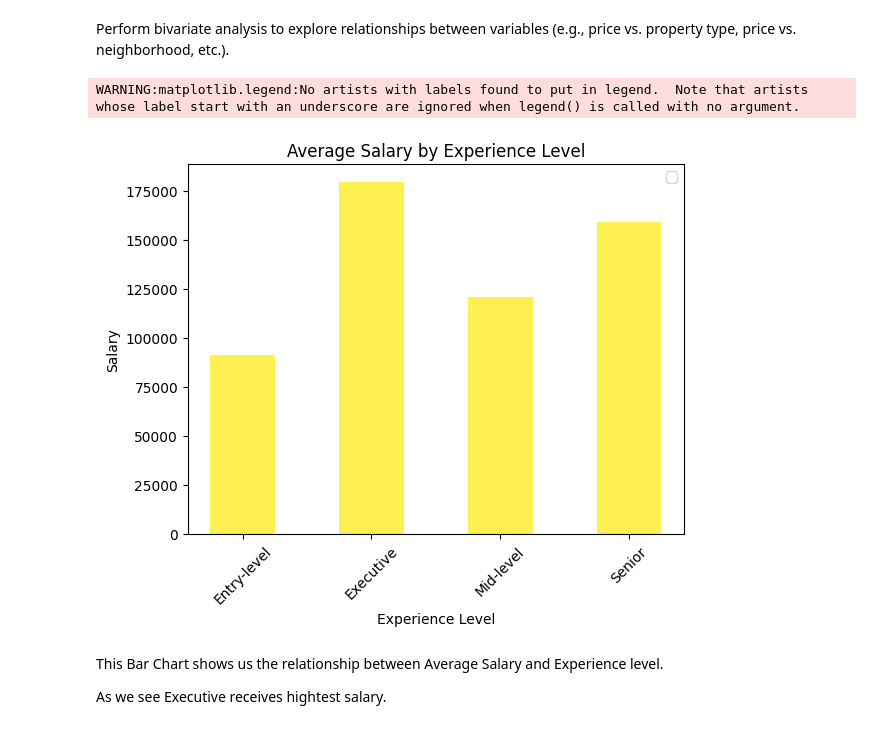
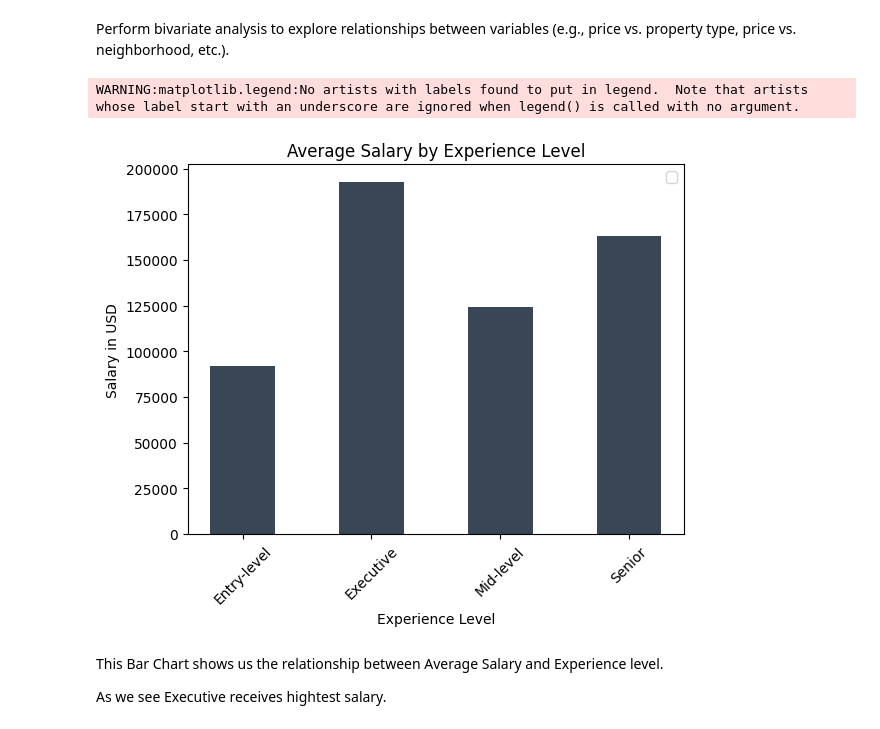
Before and after one commit to Adamixa/Data_field_job_analysis, a Jupyter notebook: notebook.ipynb, the cells around one changed output. Saved outputs shown, nothing was run; the diff lists cells and outputs as text; code cells hidden in the pictures.

```diff
--- a/notebook.ipynb
+++ b/notebook.ipynb
@@ -14,7 +14,7 @@ import seaborn as sns
 from sklearn.preprocessing import LabelEncoder
 from wordcloud import WordCloud
 
-df = pd.read_csv('/content/jobs_in_data_2024.csv', sep = ',') # to read file
+df = pd.read_csv('/content/jobs_in_data_2024 (1).csv', sep = ',') # to read file
 # %%
 df # to view the dataset
 # %% [output]
@@ -309,25 +309,25 @@ saudi_arabia_data
 # %% [markdown]
 Perform bivariate analysis to explore relationships between variables (e.g., price vs. property type, price vs. neighborhood, etc.).
 # %%
-average_salary = df.groupby('experience_level')['salary'].mean() # calc avg salary by experience level
+average_salary = df.groupby('experience_level')['salary_in_usd'].mean() # calc avg salary by experience level
 
 experience_levels = average_salary.index
 x = np.arange(len(experience_levels)) # Get unique experience levels and their indices
 
 bar_width = 0.50
 
-plt.bar(x, average_salary, width=bar_width, color='#FFF051') # grouped bar chart
+plt.bar(x, average_salary, width=bar_width, color='#384655') # grouped bar chart
 plt.xticks(x, experience_levels, rotation=45)
 
 plt.xlabel('Experience Level') # lables and title
-plt.ylabel('Salary')
+plt.ylabel('Salary in USD')
 plt.title('Average Salary by Experience Level')
 
 plt.legend()
 plt.show()
 # %% [output]
 WARNING:matplotlib.legend:No artists with labels found to put in legend.  Note that artists whose label start with an underscore are ignored when legend() is called with no argument.
-[figure, old version]
+[figure, new version]
 # %% [markdown]
 This Bar Chart shows us the relationship between Average Salary and Experience level.
 
```
Also changed, not shown: parts of 5 cells of this notebook.
